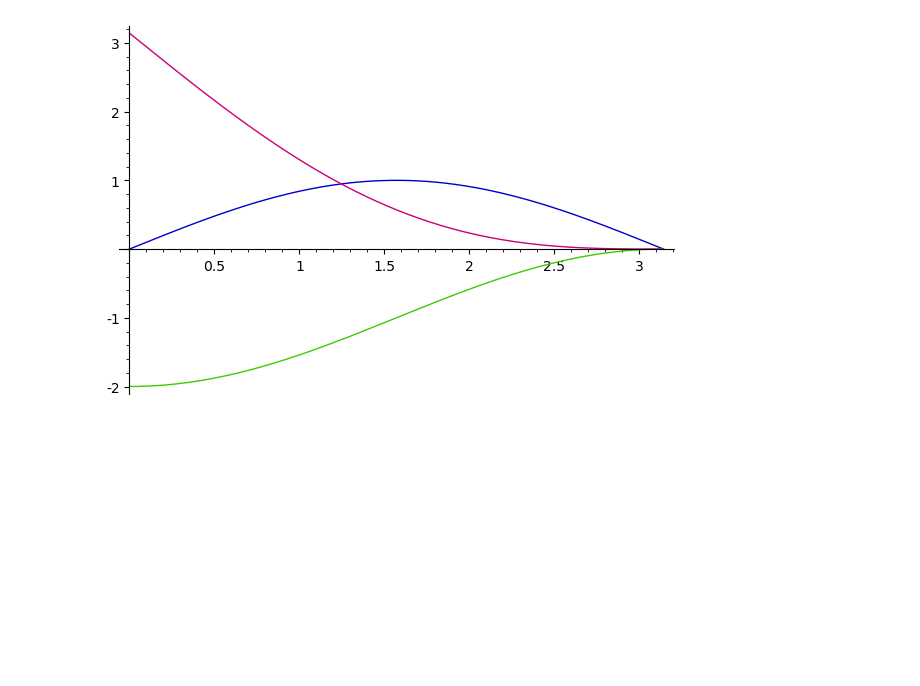
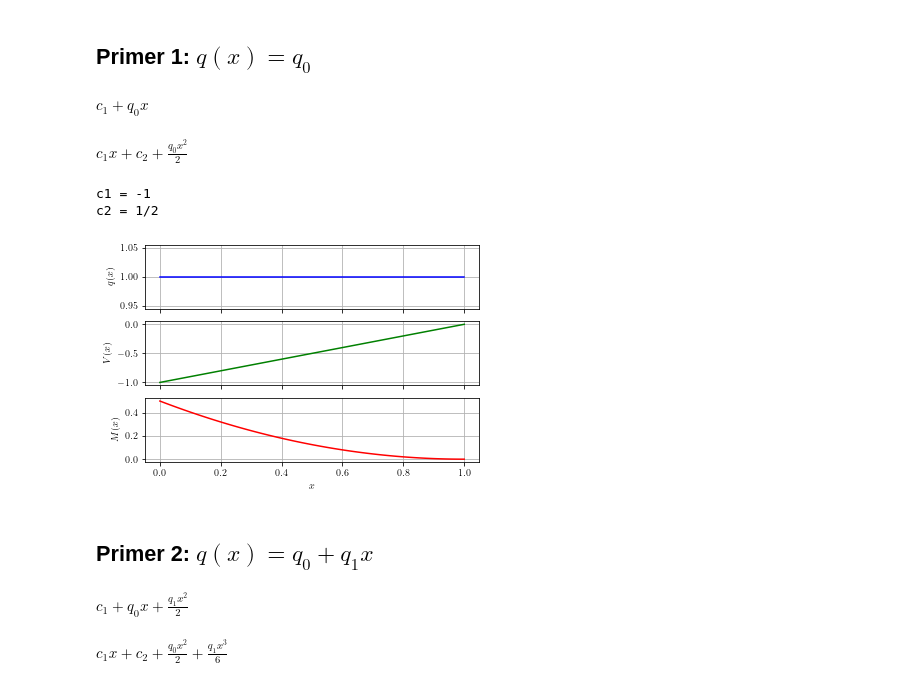
Before and after one commit to aleksandergrm/tehnicna_mehanika, a Jupyter notebook: python_notebooks/zvezno_porazdeljene_sile.ipynb, the cells around one changed output. Drawn from its saved outputs; the diff is of its cells as text; code cells hidden in the pictures; blank space fills up the shorter version.

```diff
--- a/python_notebooks/zvezno_porazdeljene_sile.ipynb
+++ b/python_notebooks/zvezno_porazdeljene_sile.ipynb
@@ -50,4 +42,0 @@ c2 == pi
-# %%
-plot((sin(x),V0.substitute(q0=1,q1=1,q2=1,c1=-1), M0.substitute(q0=1,q1=1,q2=1,c1=-1,c2=pi)),(x,0,pi))
-# %% [output]
-[figure, removed]
@@ -53,0 +54,71 @@ plot((sin(x),V0.substitute(q0=1,q1=1,q2=1,c1=-1), M0.substitute(q0=1,q1=1,q2=1,c
+# %% [markdown]
+## Primer 1: $q(x) = q_0$
+# %%
+V = sp.integrate(f0,x) + c1
+M = sp.integrate(V,x) + c2
+
+disp.display(V)
+disp.display(M)
+# %% [output]
+$\displaystyle c_{1} + q_{0} x$
+$\displaystyle c_{1} x + c_{2} + \frac{q_{0} x^{2}}{2}$
+# %%
+q0v = 1; q1v = 1; q2v = 1
+L = 1
+
+# Strižna sila V(x) je na robu x=L je enaka 0
+Vr = 0
+c1s = sp.solve(V.subs(q0,q0v).subs(x,L) - Vr,c1)
+c1v = c1s[0]
+print('c1 =', c1v)
+
+# Upogibni moment M(x) je na robu x=L je enak 0
+Mr = 0
+c2s = sp.solve(M.subs(q0,q0v).subs(c1,c1v).subs(x,L) - Mr,c2)
+c2v = c2s[0]
+print('c2 =', c2v)
+# %% [output]
+c1 = -1
+c2 = 1/2
+# %%
+fq = sp.lambdify(x, f0.subs(q0,q0v))
+fV = sp.lambdify(x, V.subs(q0,q0v).subs(c1,c1v))
+fM = sp.lambdify(x, M.subs(q0,q0v).subs(c1,c1v).subs(c2,c2v))
+
+xp = np.linspace(0,L,100)
+qp = np.zeros(100)
+for i in range(100):
+    qp[i] = fq(xp[i])
+
+fig, ax = mpl.subplots(3)
+
+ax[0].plot(xp,qp,'b')
+ax[1].plot(xp,fV(xp),'g')
+ax[2].plot(xp,fM(xp),'r')
+
+ax[0].set_xticklabels([])
+ax[0].set_ylabel(r'$q(x)$')
+ax[0].grid()
+
+ax[1].set_xticklabels([])
+ax[1].set_ylabel(r'$V(x)$')
+ax[1].grid()
+
+ax[2].set_xlabel(r'$x$')
+ax[2].set_ylabel(r'$M(x)$')
+ax[2].grid()
+
+fig.savefig('VM_f0.pdf')
+# %% [output]
+[figure, added]
+# %% [markdown]
+## Primer 2: $q(x) = q_0 + q_1 x$
+# %%
+V = sp.integrate(f1,x) + c1
+M = sp.integrate(V,x) + c2
+
+disp.display(V)
+disp.display(M)
+# %% [output]
+$\displaystyle c_{1} + q_{0} x + \frac{q_{1} x^{2}}{2}$
+$\displaystyle c_{1} x + c_{2} + \frac{q_{0} x^{2}}{2} + \frac{q_{1} x^{3}}{6}$
```
Also changed, not shown: parts of 19 cells of this notebook.
